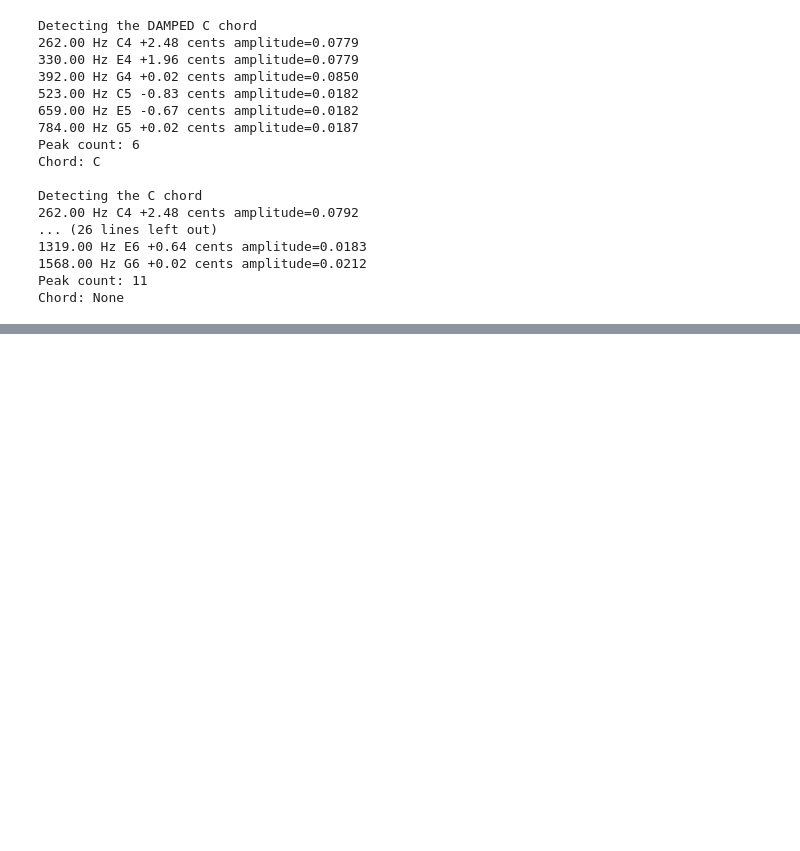
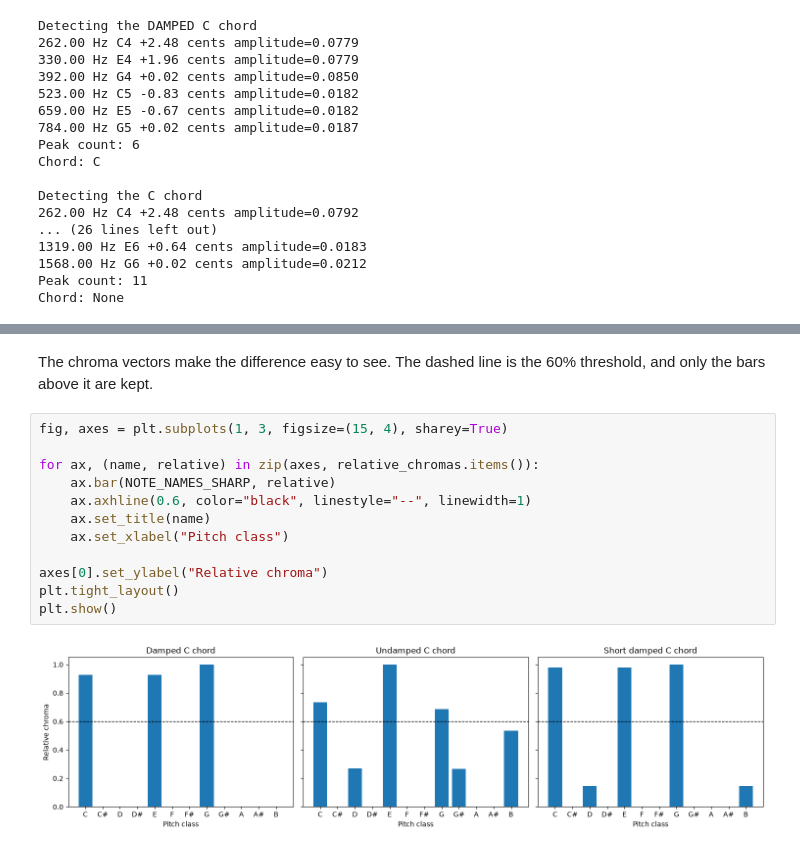
Before and after one commit to GumballGB/chordsense, a Jupyter notebook: explore.ipynb, the cells around one changed output, grey strips where cells are left out. Drawn from its saved outputs; the diff is of its cells as text; blank space fills up the shorter version.

Commit message:
Chroma added for dsp

```diff
--- a/explore.ipynb
+++ b/explore.ipynb
@@ -338,0 +430,16 @@ Chord: None
+# %% [markdown]
+The chroma vectors make the difference easy to see. The dashed line is the 60% threshold, and only the bars above it are kept.
+# %%
+fig, axes = plt.subplots(1, 3, figsize=(15, 4), sharey=True)
+
+for ax, (name, relative) in zip(axes, relative_chromas.items()):
+    ax.bar(NOTE_NAMES_SHARP, relative)
+    ax.axhline(0.6, color="black", linestyle="--", linewidth=1)
+    ax.set_title(name)
+    ax.set_xlabel("Pitch class")
+
+axes[0].set_ylabel("Relative chroma")
+plt.tight_layout()
+plt.show()
+# %% [output]
+[figure, added]
```
Also changed, not shown: parts of 5 cells of this notebook, 3 other files.
